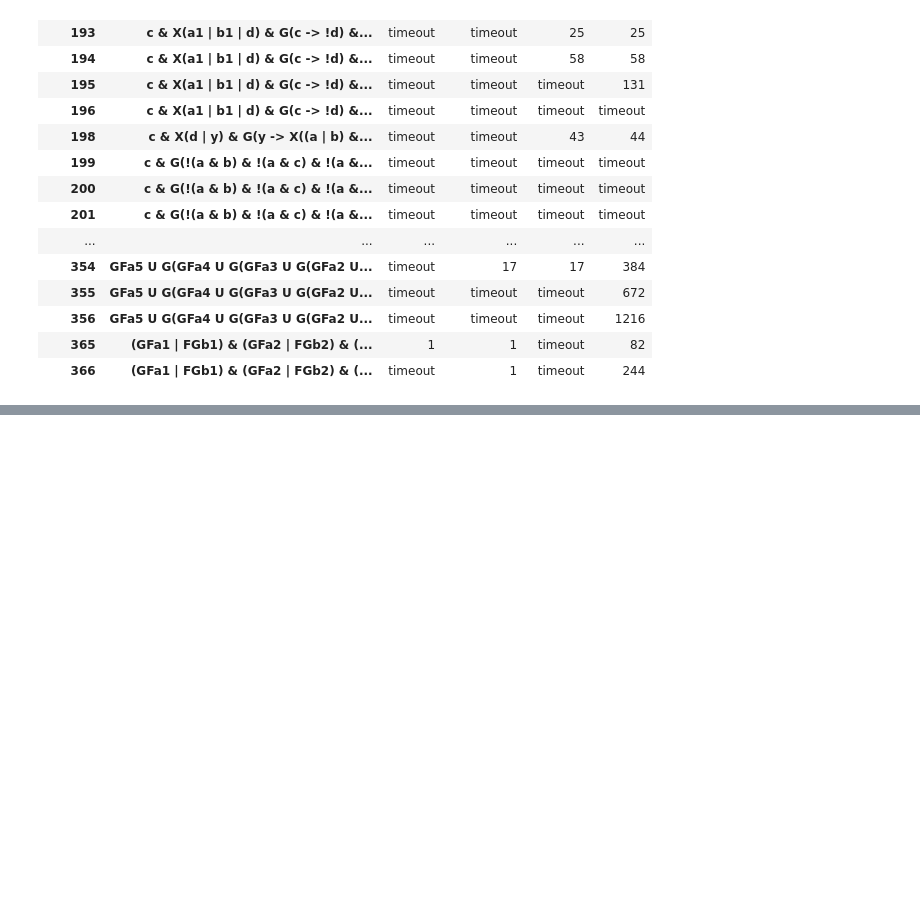
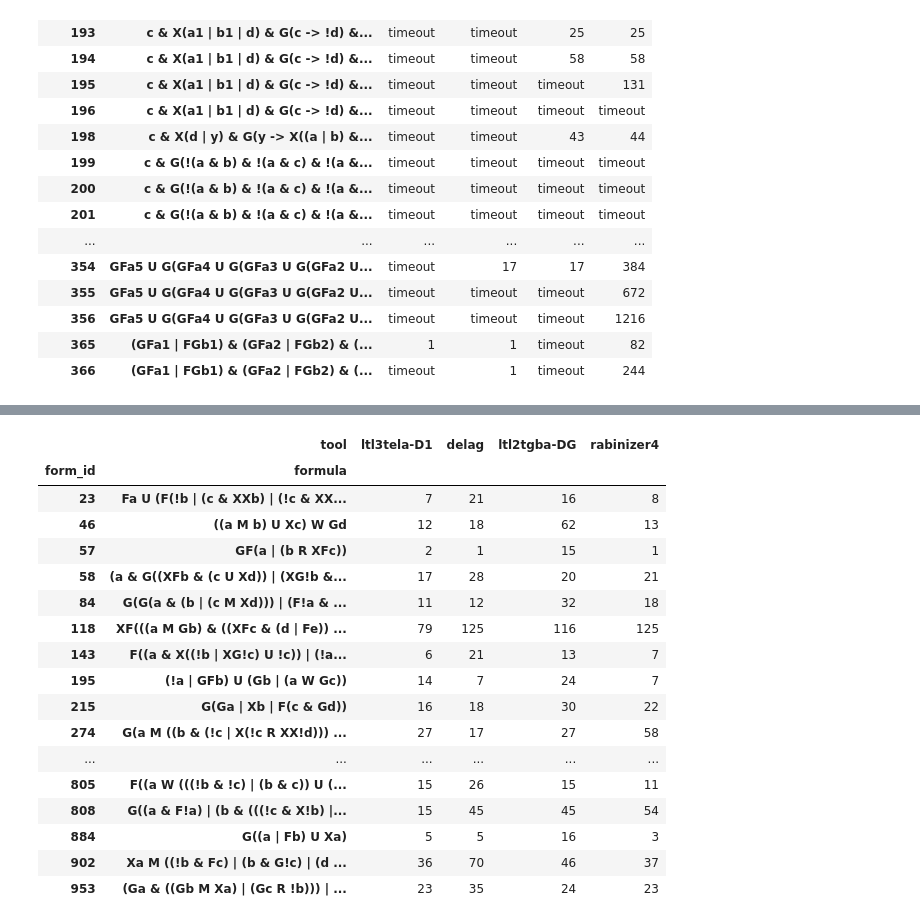
Before and after one commit to jurajmajor/ltl3tela, a Jupyter notebook: Experiments/Evaluation_ATVA19.ipynb, the cells around one changed output, grey strips where cells are left out. Cells and saved outputs as stored; diff of their text form; code cells hidden in the pictures; blank space fills up the shorter version.

```diff
--- a/Experiments/Evaluation_ATVA19.ipynb
+++ b/Experiments/Evaluation_ATVA19.ipynb
@@ -365,3 +365,8 @@ n_fails_out
 | 356 | GFa5 U G(GFa4 U G(GFa3 U G(GFa2 U... | timeout | timeout | timeout | 1216 |
 | 365 | (GFa1 | FGb1) & (GFa2 | FGb2) & (... | 1 | 1 | timeout | 82 |
 | 366 | (GFa1 | FGb1) & (GFa2 | FGb2) & (... | timeout | 1 | timeout | 244 |
+# %%
+def large_diff(res, tools, threshold):
+    df = res.values.dropna()['states']
+    df['diff'] = df.loc[:, tools].max(axis = 1) - df.loc[:, tools].min(axis = 1)
+    return df[df['diff'] > threshold][tools]
@@ -367,0 +394,21 @@ n_fails_out
+# %%
+large_diff(d_data_rand, d_tools, 10)
+# %% [output]
+|  | tool | ltl3tela-D1 | delag | ltl2tgba-DG | rabinizer4 |
+| form_id | formula |  |  |  |  |
+| 23 | Fa U (F(!b | (c & XXb) | (!c & XX... | 7 | 21 | 16 | 8 |
+| 46 | ((a M b) U Xc) W Gd | 12 | 18 | 62 | 13 |
+| 57 | GF(a | (b R XFc)) | 2 | 1 | 15 | 1 |
+| 58 | (a & G((XFb & (c U Xd)) | (XG!b &... | 17 | 28 | 20 | 21 |
+| 84 | G(G(a & (b | (c M Xd))) | (F!a & ... | 11 | 12 | 32 | 18 |
+| 118 | XF(((a M Gb) & ((XFc & (d | Fe)) ... | 79 | 125 | 116 | 125 |
+| 143 | F((a & X((!b | XG!c) U !c)) | (!a... | 6 | 21 | 13 | 7 |
+| 195 | (!a | GFb) U (Gb | (a W Gc)) | 14 | 7 | 24 | 7 |
+| 215 | G(Ga | Xb | F(c & Gd)) | 16 | 18 | 30 | 22 |
+| 274 | G(a M ((b & (!c | X(!c R XX!d))) ... | 27 | 17 | 27 | 58 |
+| ... | ... | ... | ... | ... | ... |
+| 805 | F((a W (((!b & !c) | (b & c)) U (... | 15 | 26 | 15 | 11 |
+| 808 | G((a & F!a) | (b & (((!c & X!b) |... | 15 | 45 | 45 | 54 |
+| 884 | G((a | Fb) U Xa) | 5 | 5 | 16 | 3 |
+| 902 | Xa M ((!b & Fc) | (b & G!c) | (d ... | 36 | 70 | 46 | 37 |
+| 953 | (Ga & ((Gb M Xa) | (Gc R !b))) | ... | 23 | 35 | 24 | 23 |
```
Also changed, not shown: parts of 6 cells of this notebook.
